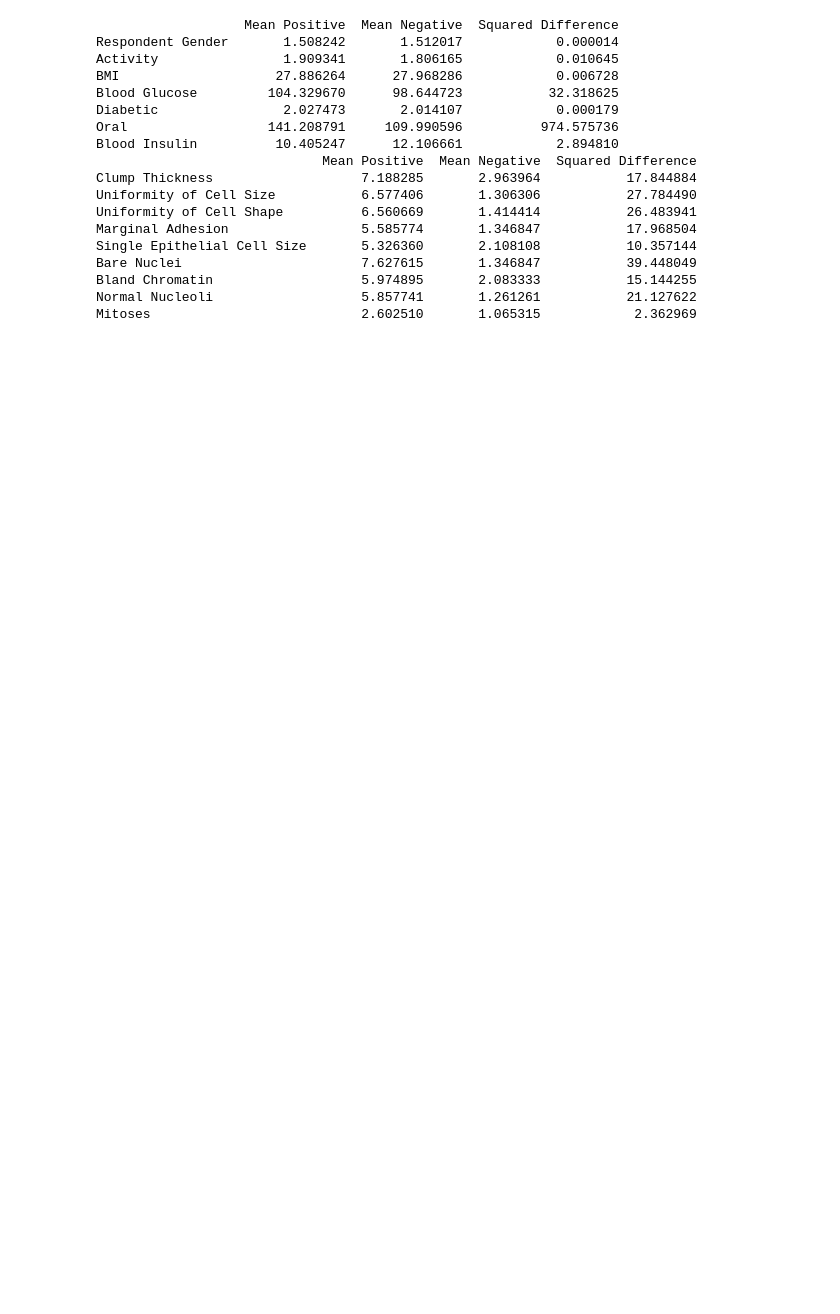
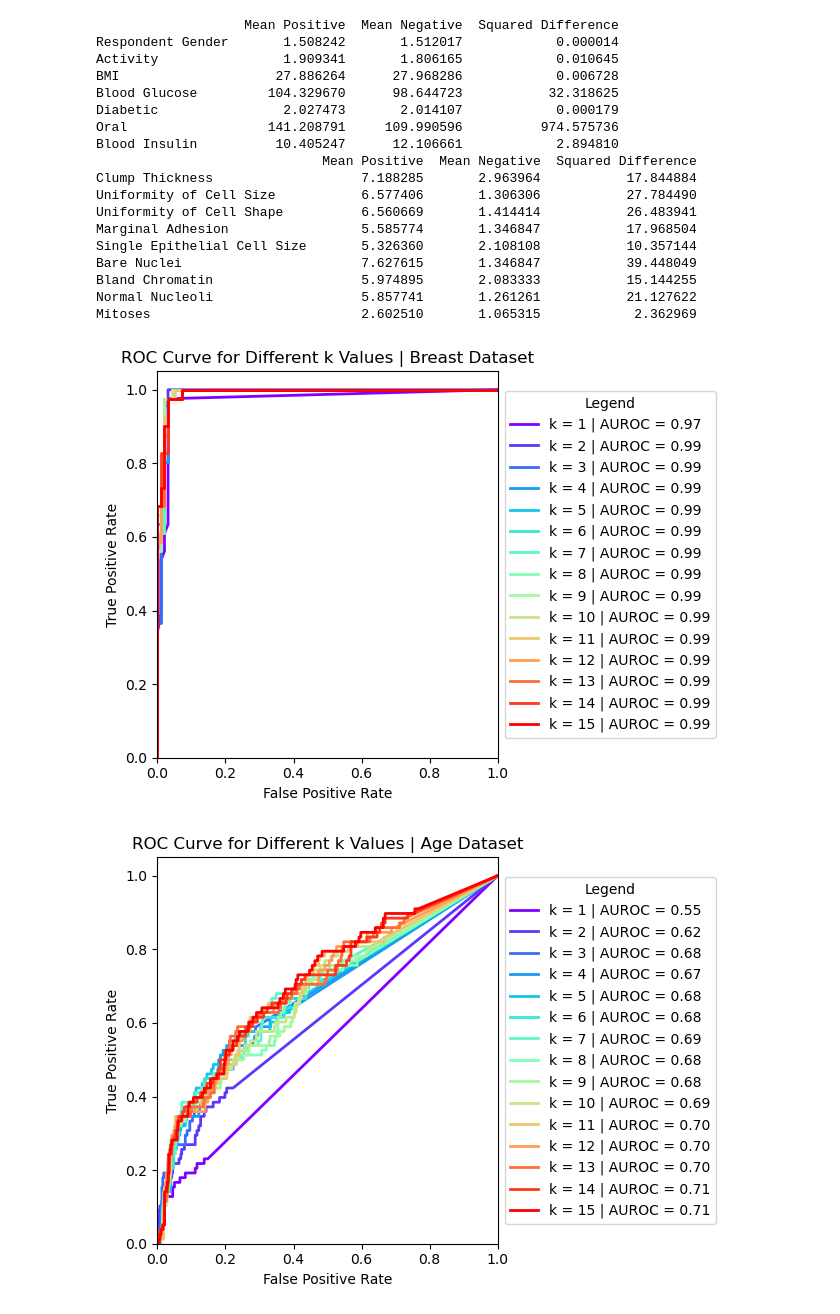
Before and after one commit to ZachGurberg/COMP551_Assignment1, a Jupyter notebook: assignment1_group-89.ipynb, the cells around one changed output. Drawn from its saved outputs; the diff is of its cells as text; code cells hidden in the pictures; blank space fills up the shorter version.

Commit message:
KNN experiments

```diff
--- a/assignment1_group-89.ipynb
+++ b/assignment1_group-89.ipynb
@@ -257,4 +253,55 @@ def TestKNN(dataset, printDebug=False, threshold = 0.5, testOnTrain = False):
             print(f"KNN accuracy for k = {k}: {accuracy*100:.2f}%")
     indexOfMax = np.argmax(accuracies)
     return (accuracies[indexOfMax], ks[indexOfMax])
+# %%
+#Task 3: Running experiments
+
+#1. Compare the accuracy and AUROC of KNN and DT algorithm on the two datasets
+import sklearn.metrics
+import matplotlib.pyplot as plt
+import matplotlib.cm as cm
+
+#1.1 AUROC
+def create_roc_curve(model, dataset :dataset, testOnTrain = False):
+    # A quick test to see if the KNN works
+    x = dataset.features
+    y = dataset.targets
+    if not testOnTrain:
+        x_train, y_train, x_test, y_test = SplitTrainTest(x, y)
+    else:
+        x_train = x
+        y_train = y
+        x_test = x
+        y_test = y
+    model.fit(x_train, y_train)
+    y_pred_prob = []
+    for instance in x_test:
+        prob = model.predict(instance.reshape(1, -1))
+        y_pred_prob.append(prob)
+    y_pred_prob = np.array(y_pred_prob)
+    fpr, tpr, thresholds =sklearn.metrics.roc_curve(y_test, y_pred_prob)
+    auroc = sklearn.metrics.roc_auc_score(y_test, y_pred_prob)
+    return fpr, tpr, auroc
+
+def plot_knn_roc_for_select_ks(dataset, datasetName, krange = 15):
+    colors = cm.rainbow(np.linspace(0, 1, krange))
+    plt.figure()
+    for k, color in zip(range(1, krange+1), colors):
+        model = KNN(EuclideanDistance(), k)
+        fpr, tpr, auroc = create_roc_curve(model, dataset)
+        plt.plot(fpr, tpr, color=color, lw=2, label=f"k = {k} | AUROC = {auroc:.2f}")
+    plt.xlim([0.0, 1.0])
+    plt.ylim([0.0, 1.05])
+    plt.xlabel('False Positive Rate')
+    plt.ylabel('True Positive Rate')
+    plt.title(f'ROC Curve for Different k Values | {datasetName}')
+    plt.legend(loc='center left', bbox_to_anchor=(1, 0.5), title='Legend')
+    plt.tight_layout()
+    plt.show()
+
+plot_knn_roc_for_select_ks(breastDataset, datasetName="Breast Dataset")
+plot_knn_roc_for_select_ks(ageDataset, datasetName= "Age Dataset")
+# %% [output]
+[figure, added]
+[figure, added]
 # %%
```
Also changed, not shown: parts of 6 cells of this notebook.
